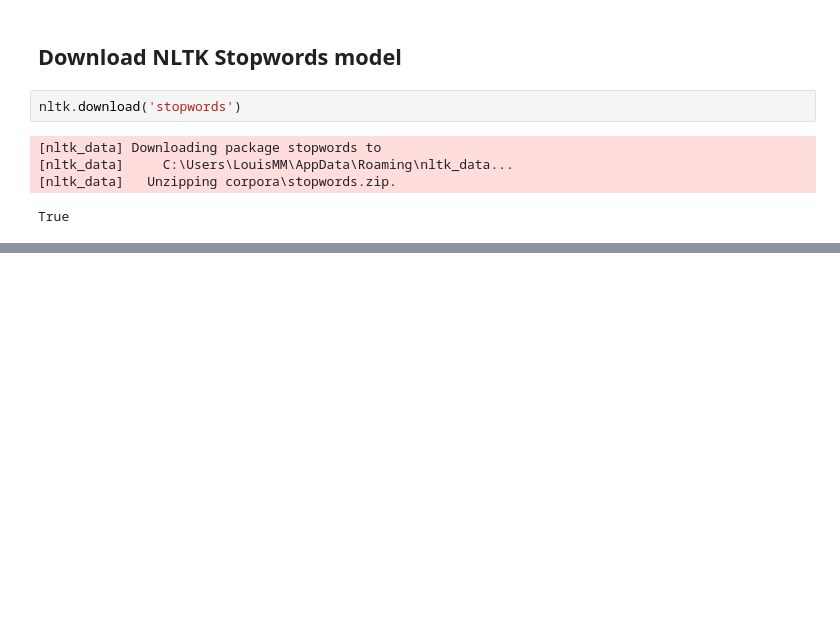
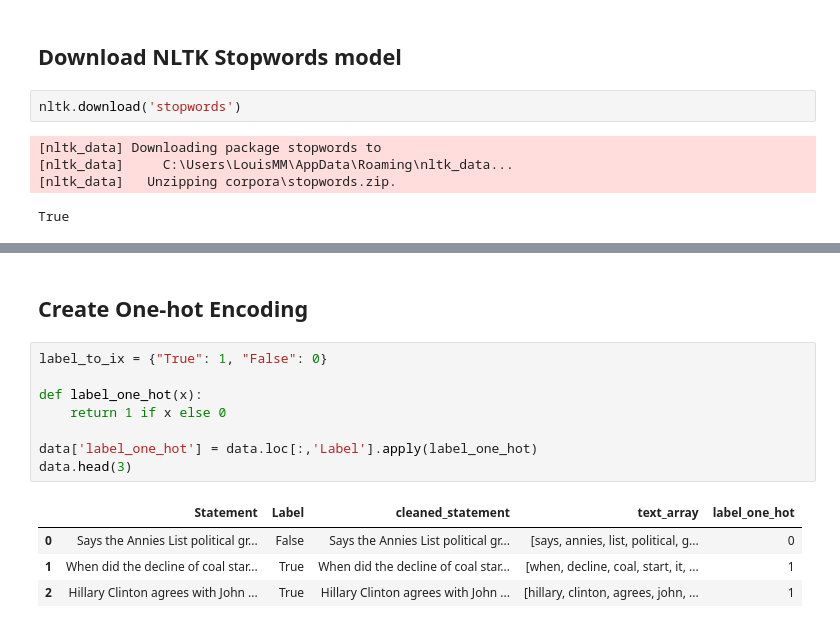
Before and after one commit to tmclouisluk/Fake-News-Detection, a Jupyter notebook: data_cleaning.ipynb, the cells around one changed output, grey strips where cells are left out. Drawn from its saved outputs; the diff is of its cells as text; blank space fills up the shorter version.

Commit message:
done One-hot Encoding

```diff
--- a/data_cleaning.ipynb
+++ b/data_cleaning.ipynb
@@ -56,0 +86,15 @@ data.head(3)
+# %% [markdown]
+## Create One-hot Encoding
+# %%
+label_to_ix = {"True": 1, "False": 0}
+
+def label_one_hot(x):
+    return 1 if x else 0
+
+data['label_one_hot'] = data.loc[:,'Label'].apply(label_one_hot)
+data.head(3)
+# %% [output]
+|  | Statement | Label | cleaned_statement | text_array | label_one_hot |
+| 0 | Says the Annies List political gr... | False | Says the Annies List political gr... | [says, annies, list, political, g... | 0 |
+| 1 | When did the decline of coal star... | True | When did the decline of coal star... | [when, decline, coal, start, it, ... | 1 |
+| 2 | Hillary Clinton agrees with John ... | True | Hillary Clinton agrees with John ... | [hillary, clinton, agrees, john, ... | 1 |
```
Also changed, not shown: parts of 5 cells of this notebook.
